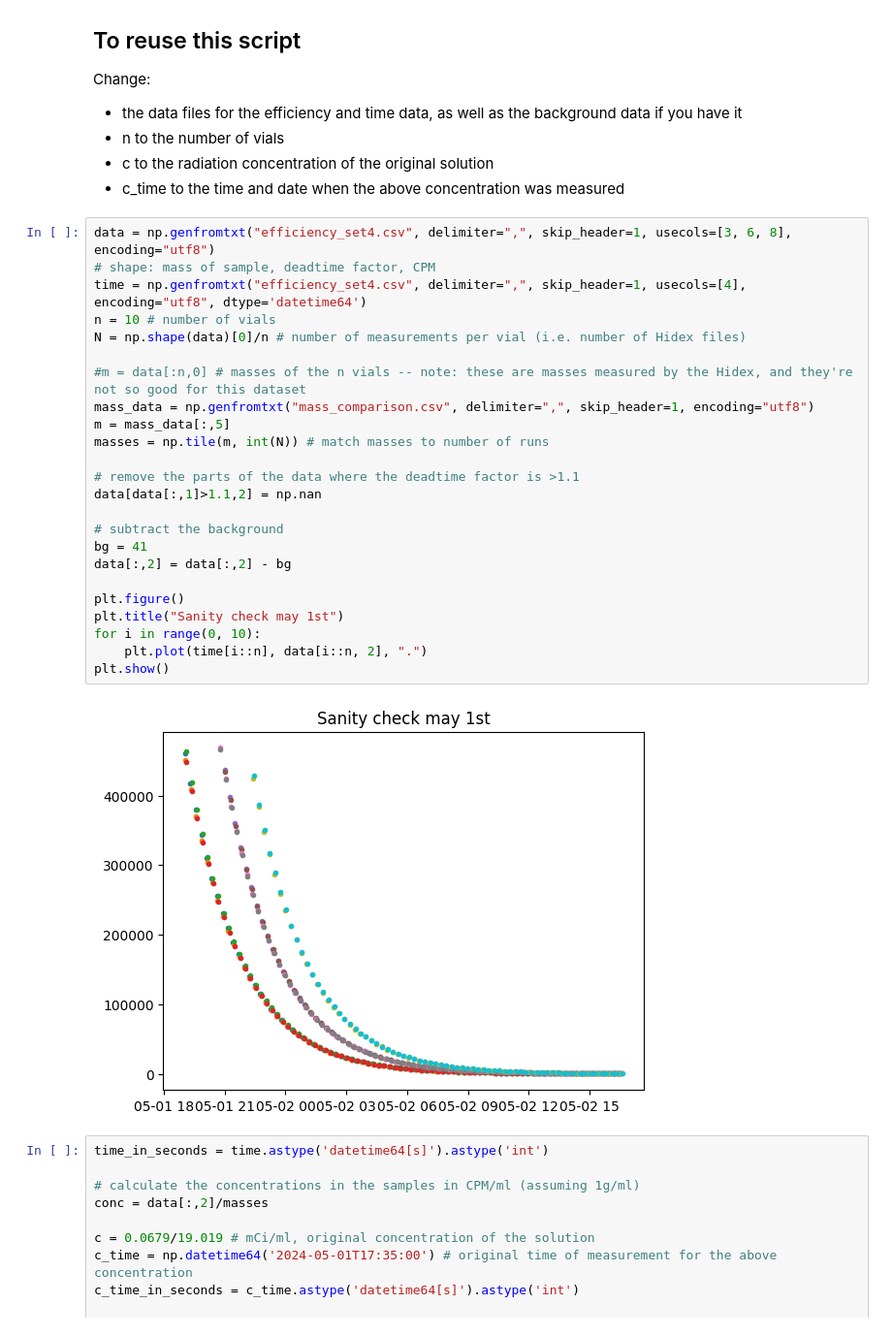
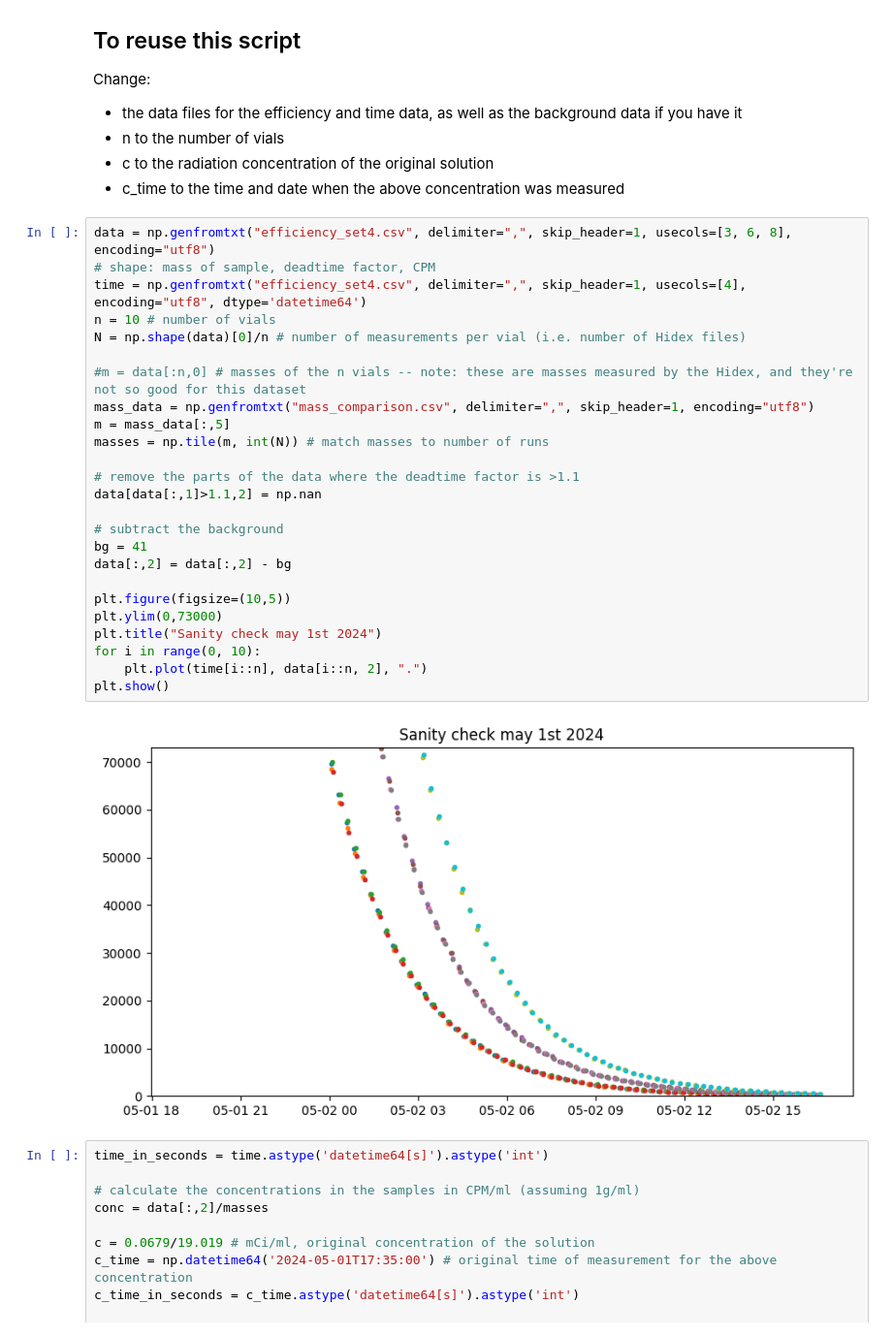
Before and after one commit to wunderbeere/hidex-calibration, a Jupyter notebook: efficiency/set_4/efficiency_set4.ipynb, the cells around one changed output. Shown at 97% size. Cells and saved outputs as stored; diff of their text form.

```diff
--- a/efficiency/set_4/efficiency_set4.ipynb
+++ b/efficiency/set_4/efficiency_set4.ipynb
@@ -13,29 +13,30 @@ Change:
 # %%
 data = np.genfromtxt("efficiency_set4.csv", delimiter=",", skip_header=1, usecols=[3, 6, 8], encoding="utf8")
 # shape: mass of sample, deadtime factor, CPM
 time = np.genfromtxt("efficiency_set4.csv", delimiter=",", skip_header=1, usecols=[4], encoding="utf8", dtype='datetime64')
 n = 10 # number of vials
 N = np.shape(data)[0]/n # number of measurements per vial (i.e. number of Hidex files)
 
 #m = data[:n,0] # masses of the n vials -- note: these are masses measured by the Hidex, and they're not so good for this dataset
 mass_data = np.genfromtxt("mass_comparison.csv", delimiter=",", skip_header=1, encoding="utf8")
 m = mass_data[:,5]
 masses = np.tile(m, int(N)) # match masses to number of runs
 
 # remove the parts of the data where the deadtime factor is >1.1
 data[data[:,1]>1.1,2] = np.nan
 
 # subtract the background
 bg = 41
 data[:,2] = data[:,2] - bg
 
-plt.figure()
-plt.title("Sanity check may 1st")
+plt.figure(figsize=(10,5))
+plt.ylim(0,73000)
+plt.title("Sanity check may 1st 2024")
 for i in range(0, 10):
     plt.plot(time[i::n], data[i::n, 2], ".")
 plt.show()
 # %% [output]
-[figure, old version]
+[figure, new version]
 # %%
 time_in_seconds = time.astype('datetime64[s]').astype('int')
 
```
Also changed, not shown: parts of 1 cell of this notebook, 53 other files.
